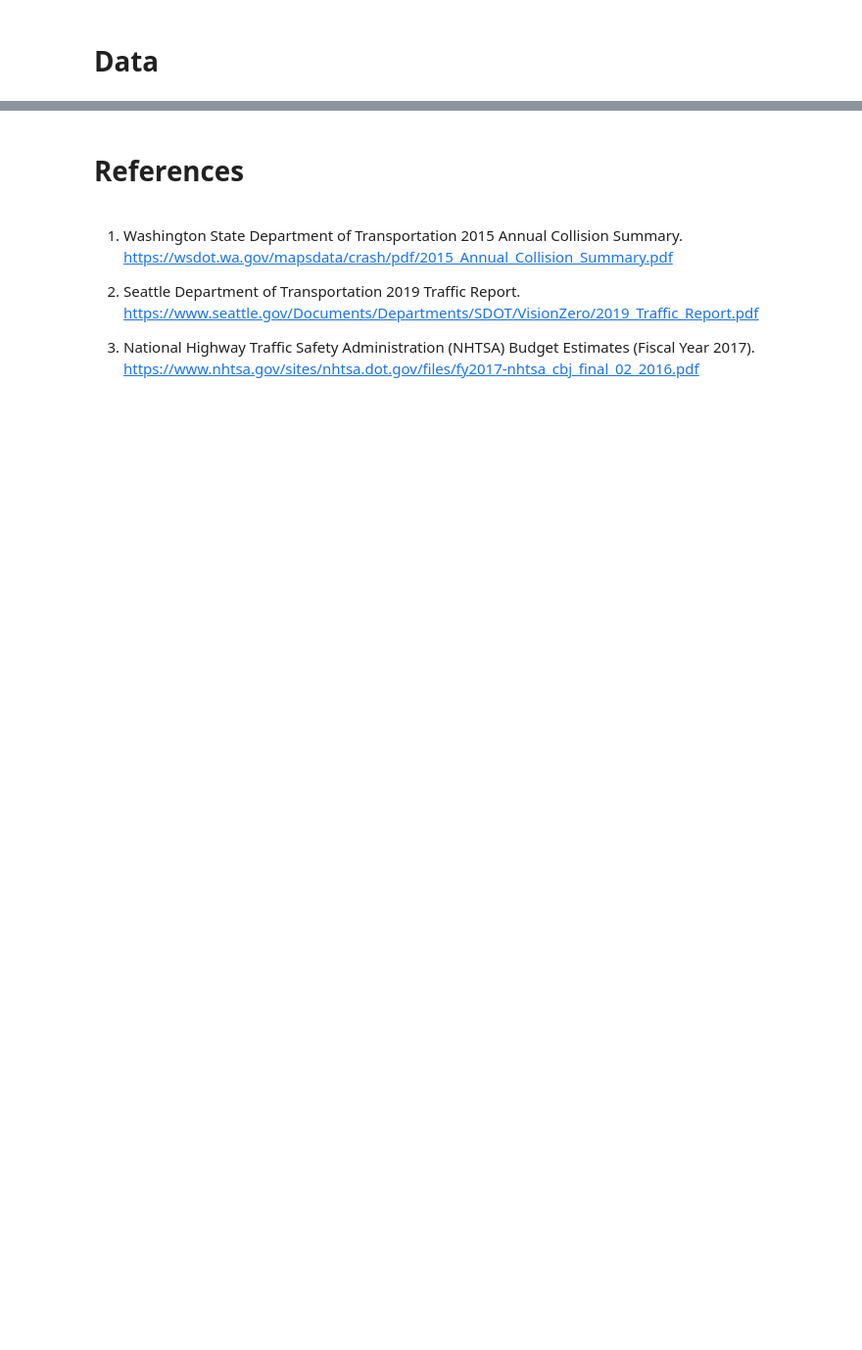
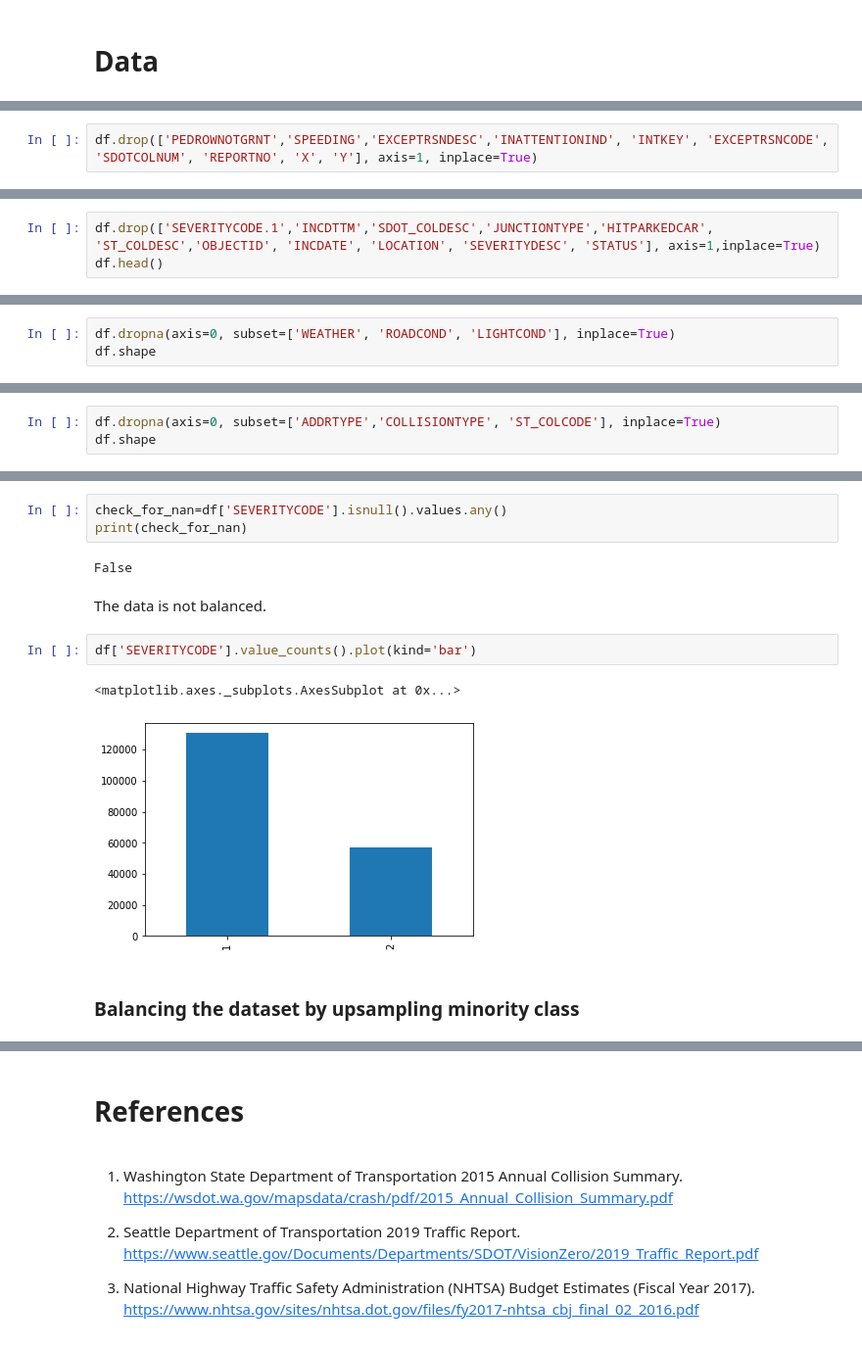
Before and after one commit to aliahhawari/CourseraCapstoneProject, a Jupyter notebook: Accident_severity_notebook.ipynb, the cells around one changed output, grey strips where cells are left out. Shown: that part at 98% size. Cells and saved outputs as stored; diff of their text form; blank space fills up the shorter version.

```diff
--- a/Accident_severity_notebook.ipynb
+++ b/Accident_severity_notebook.ipynb
@@ -19,0 +104,2 @@ The dataset used for this project is based on reported car collisions in Seattle
+# %%
+df.drop(['PEDROWNOTGRNT','SPEEDING','EXCEPTRSNDESC','INATTENTIONIND', 'INTKEY', 'EXCEPTRSNCODE', 'SDOTCOLNUM', 'REPORTNO', 'X', 'Y'], axis=1, inplace=True)
@@ -19,0 +135,3 @@ The dataset used for this project is based on reported car collisions in Seattle
+# %%
+df.drop(['SEVERITYCODE.1','INCDTTM','SDOT_COLDESC','JUNCTIONTYPE','HITPARKEDCAR', 'ST_COLDESC','OBJECTID', 'INCDATE', 'LOCATION', 'SEVERITYDESC', 'STATUS'], axis=1,inplace=True)
+df.head()
@@ -19,0 +145,3 @@ The dataset used for this project is based on reported car collisions in Seattle
+# %%
+df.dropna(axis=0, subset=['WEATHER', 'ROADCOND', 'LIGHTCOND'], inplace=True)
+df.shape
@@ -19,0 +174,3 @@ The dataset used for this project is based on reported car collisions in Seattle
+# %%
+df.dropna(axis=0, subset=['ADDRTYPE','COLLISIONTYPE', 'ST_COLCODE'], inplace=True)
+df.shape
@@ -19,0 +221,14 @@ The dataset used for this project is based on reported car collisions in Seattle
+# %%
+check_for_nan=df['SEVERITYCODE'].isnull().values.any()
+print(check_for_nan)
+# %% [output]
+False
+# %% [markdown]
+The data is not balanced.
+# %%
+df['SEVERITYCODE'].value_counts().plot(kind='bar')
+# %% [output]
+<matplotlib.axes._subplots.AxesSubplot at 0x...>
+[figure, added]
+# %% [markdown]
+### Balancing the dataset by upsampling minority class
```
Also changed, not shown: parts of 67 cells of this notebook.
